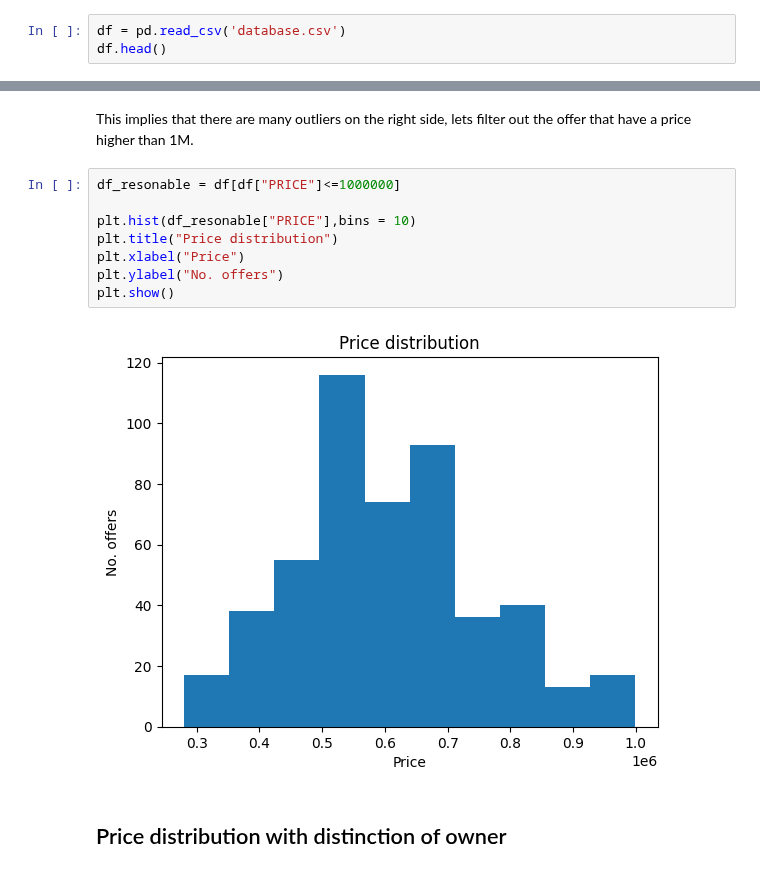
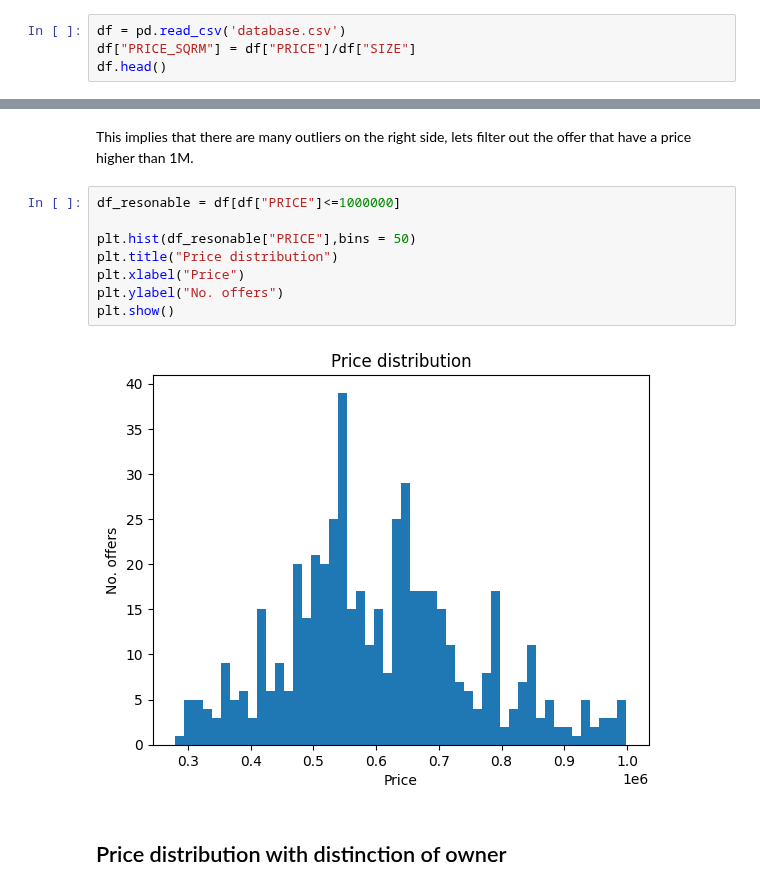
Before and after one commit to R3gx-00/SWSFHP, a Jupyter notebook: data_analisys.ipynb, the cells around one changed output, grey strips where cells are left out. Drawn from its saved outputs; the diff is of its cells as text.

```diff
--- a/data_analisys.ipynb
+++ b/data_analisys.ipynb
@@ -8,5 +8,6 @@ from matplotlib import pyplot as plt
 Get the database
 # %%
 df = pd.read_csv('database.csv')
+df["PRICE_SQRM"] = df["PRICE"]/df["SIZE"]
 df.head()
 # %% [output]
@@ -60,13 +76,13 @@ This implies that there are many outliers on the right side, lets filter out the
 # %%
 df_resonable = df[df["PRICE"]<=1000000]
 
-plt.hist(df_resonable["PRICE"],bins = 10)
+plt.hist(df_resonable["PRICE"],bins = 50)
 plt.title("Price distribution")
 plt.xlabel("Price")
 plt.ylabel("No. offers")
 plt.show()
 # %% [output]
-[figure, old version]
+[figure, new version]
 # %% [markdown]
 ## Price distribution with distinction of owner
 # %%
```
Also changed, not shown: parts of 11 cells of this notebook, 3 other files.
